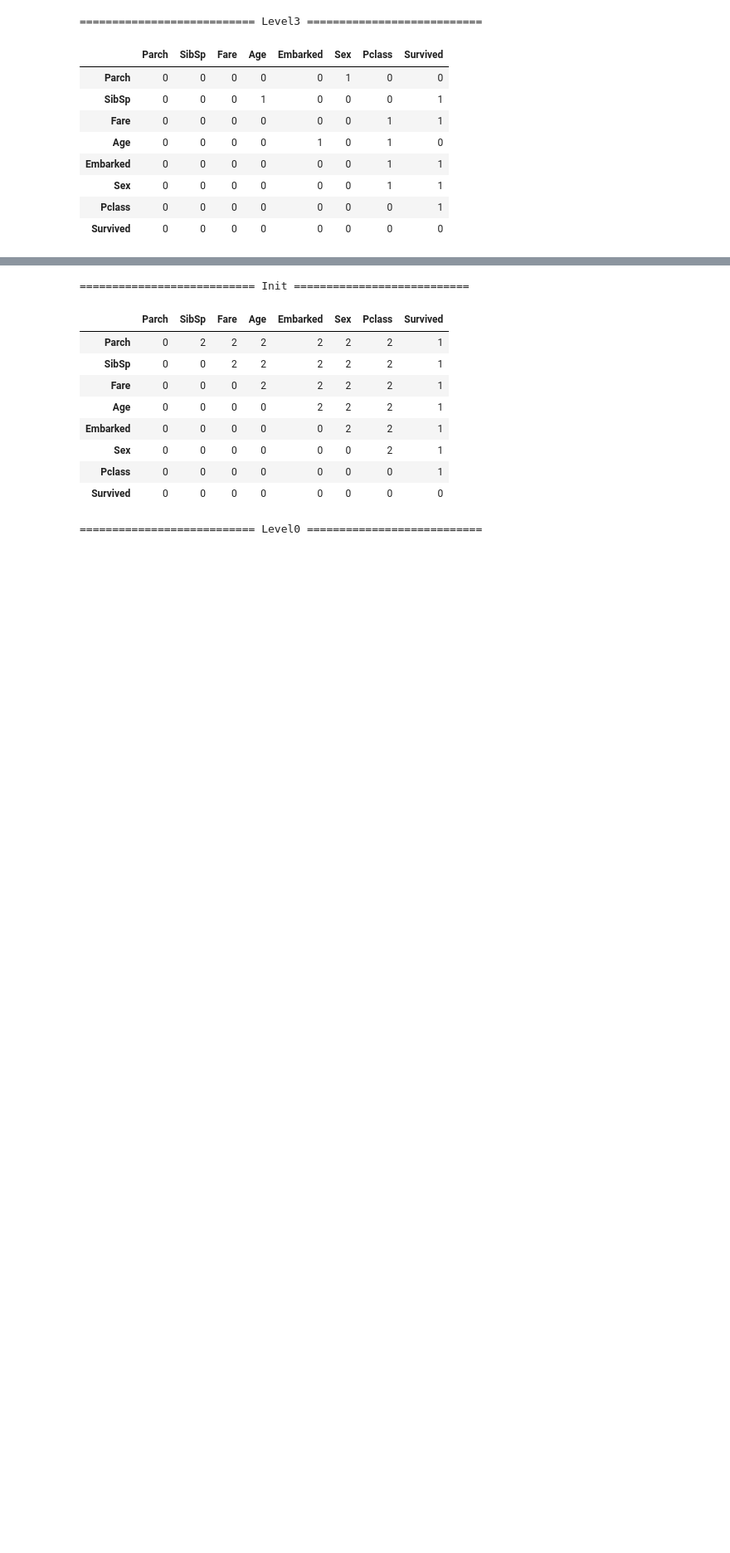
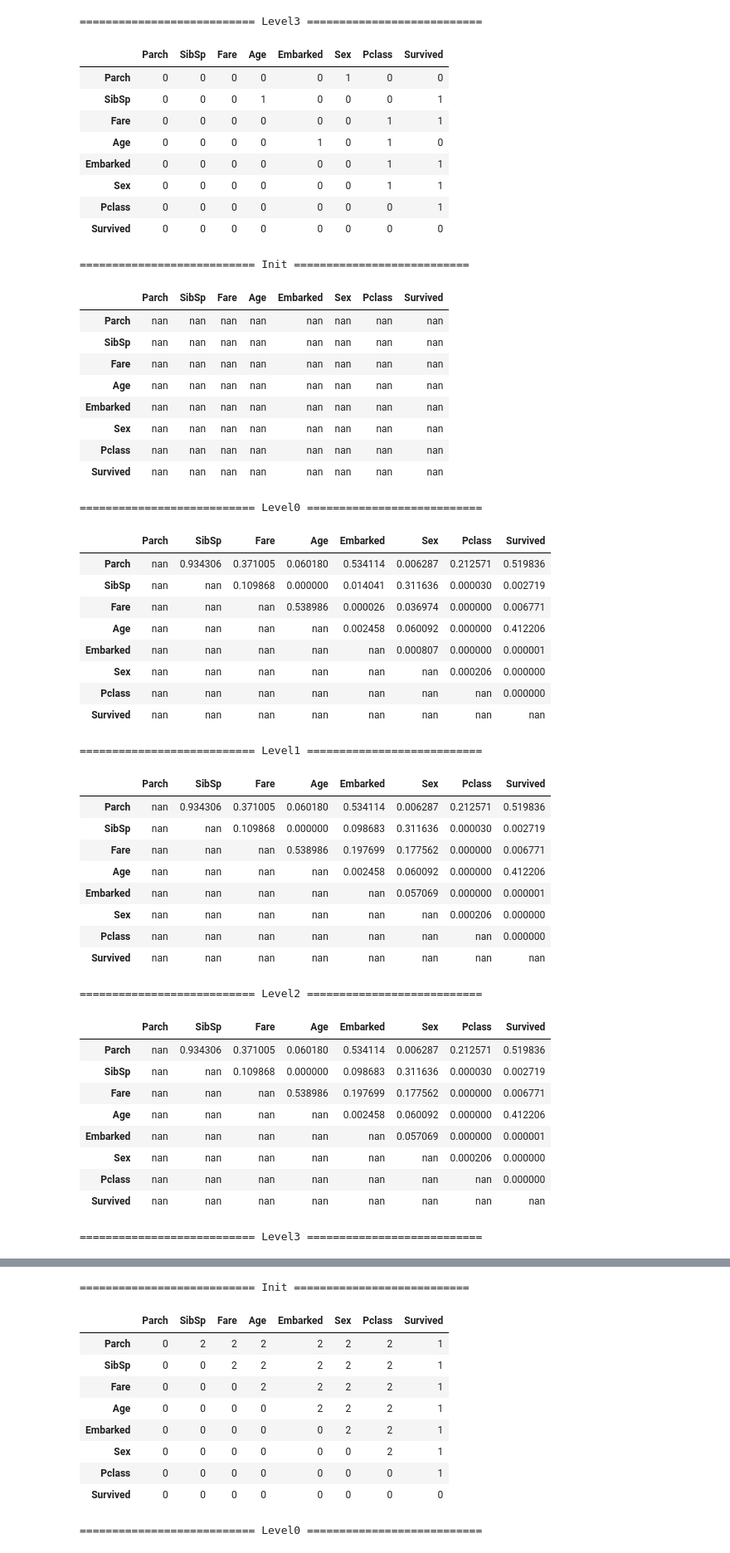
Before and after one commit to TakanariShimbo/example_bayesian_network, a Jupyter notebook: sample_taitanic.ipynb, the cells around one changed output, grey strips where cells are left out. Shown at 83% size. Saved outputs shown, nothing was run; the diff lists cells and outputs as text; code cells hidden in the pictures; blank space fills up the shorter version.

```diff
--- a/sample_taitanic.ipynb
+++ b/sample_taitanic.ipynb
@@ -129,4 +129,4 @@ bin_df
 # %% [markdown]
 # Main
 # %%
-bayesian_network = BayesianNetwork(bin_df=bin_df, n_dim_total=3)
+connection_df_dict, p_value_df_dict = BayesianNetwork.analyze_connection(bin_df=bin_df, n_dim_total=3, p_threshold=0.05)
@@ -159,10 +157,11 @@ closeness_df_dict = bayesian_network.analyze_closeness(target_col="Survived")
 # %%
 def highlight_cell(val):
     if val == 0:
-        hex = ''
-    else:
-        normalized_rgb = plt.colormaps["plasma"]((val-1)/2)
-        rgb = tuple([int(255 * x) for x in normalized_rgb])
-        hex = '#{:02x}{:02x}{:02x}'.format(*rgb)
+        return f'background-color: ; color: black;'
 
-    return f'background-color: {hex}'
+    val=1-(val-1)/3
+    normalized_rgb = plt.colormaps["Greens"](val)
+    rgb = tuple([int(255 * x) for x in normalized_rgb])
+    hex = "#{:02x}{:02x}{:02x}".format(*rgb)
+    color = "black" if val<0.5 else "white"
+    return f"background-color: {hex}; color: {color};"
@@ -224,3 +234,50 @@ for label, connect_df in connect_df_dict.items():
 | Sex | 0 | 0 | 0 | 0 | 0 | 0 | 1 | 1 |
 | Pclass | 0 | 0 | 0 | 0 | 0 | 0 | 0 | 1 |
 | Survived | 0 | 0 | 0 | 0 | 0 | 0 | 0 | 0 |
+# %%
+for label, p_value_df in p_value_df_dict.items():
+    print(f"=========================== {label} ===========================")
+    display(p_value_df.style.applymap(highlight_cell2))
+    print()
+# %% [output]
+=========================== Init ===========================
+|  | Parch | SibSp | Fare | Age | Embarked | Sex | Pclass | Survived |
+| Parch | nan | nan | nan | nan | nan | nan | nan | nan |
+| SibSp | nan | nan | nan | nan | nan | nan | nan | nan |
+| Fare | nan | nan | nan | nan | nan | nan | nan | nan |
+| Age | nan | nan | nan | nan | nan | nan | nan | nan |
+| Embarked | nan | nan | nan | nan | nan | nan | nan | nan |
+| Sex | nan | nan | nan | nan | nan | nan | nan | nan |
+| Pclass | nan | nan | nan | nan | nan | nan | nan | nan |
+| Survived | nan | nan | nan | nan | nan | nan | nan | nan |
+=========================== Level0 ===========================
+|  | Parch | SibSp | Fare | Age | Embarked | Sex | Pclass | Survived |
+| Parch | nan | 0.934306 | 0.371005 | 0.060180 | 0.534114 | 0.006287 | 0.212571 | 0.519836 |
+| SibSp | nan | nan | 0.109868 | 0.000000 | 0.014041 | 0.311636 | 0.000030 | 0.002719 |
+| Fare | nan | nan | nan | 0.538986 | 0.000026 | 0.036974 | 0.000000 | 0.006771 |
+| Age | nan | nan | nan | nan | 0.002458 | 0.060092 | 0.000000 | 0.412206 |
+| Embarked | nan | nan | nan | nan | nan | 0.000807 | 0.000000 | 0.000001 |
+| Sex | nan | nan | nan | nan | nan | nan | 0.000206 | 0.000000 |
+| Pclass | nan | nan | nan | nan | nan | nan | nan | 0.000000 |
+| Survived | nan | nan | nan | nan | nan | nan | nan | nan |
+=========================== Level1 ===========================
+|  | Parch | SibSp | Fare | Age | Embarked | Sex | Pclass | Survived |
+| Parch | nan | 0.934306 | 0.371005 | 0.060180 | 0.534114 | 0.006287 | 0.212571 | 0.519836 |
+| SibSp | nan | nan | 0.109868 | 0.000000 | 0.098683 | 0.311636 | 0.000030 | 0.002719 |
+| Fare | nan | nan | nan | 0.538986 | 0.197699 | 0.177562 | 0.000000 | 0.006771 |
+| Age | nan | nan | nan | nan | 0.002458 | 0.060092 | 0.000000 | 0.412206 |
+| Embarked | nan | nan | nan | nan | nan | 0.057069 | 0.000000 | 0.000001 |
+| Sex | nan | nan | nan | nan | nan | nan | 0.000206 | 0.000000 |
+| Pclass | nan | nan | nan | nan | nan | nan | nan | 0.000000 |
+| Survived | nan | nan | nan | nan | nan | nan | nan | nan |
+=========================== Level2 ===========================
+|  | Parch | SibSp | Fare | Age | Embarked | Sex | Pclass | Survived |
+| Parch | nan | 0.934306 | 0.371005 | 0.060180 | 0.534114 | 0.006287 | 0.212571 | 0.519836 |
+| SibSp | nan | nan | 0.109868 | 0.000000 | 0.098683 | 0.311636 | 0.000030 | 0.002719 |
+| Fare | nan | nan | nan | 0.538986 | 0.197699 | 0.177562 | 0.000000 | 0.006771 |
+| Age | nan | nan | nan | nan | 0.002458 | 0.060092 | 0.000000 | 0.412206 |
+| Embarked | nan | nan | nan | nan | nan | 0.057069 | 0.000000 | 0.000001 |
+| Sex | nan | nan | nan | nan | nan | nan | 0.000206 | 0.000000 |
+| Pclass | nan | nan | nan | nan | nan | nan | nan | 0.000000 |
+| Survived | nan | nan | nan | nan | nan | nan | nan | nan |
+=========================== Level3 ===========================
```
Also changed, not shown: parts of 8 cells of this notebook, 4 other files.
